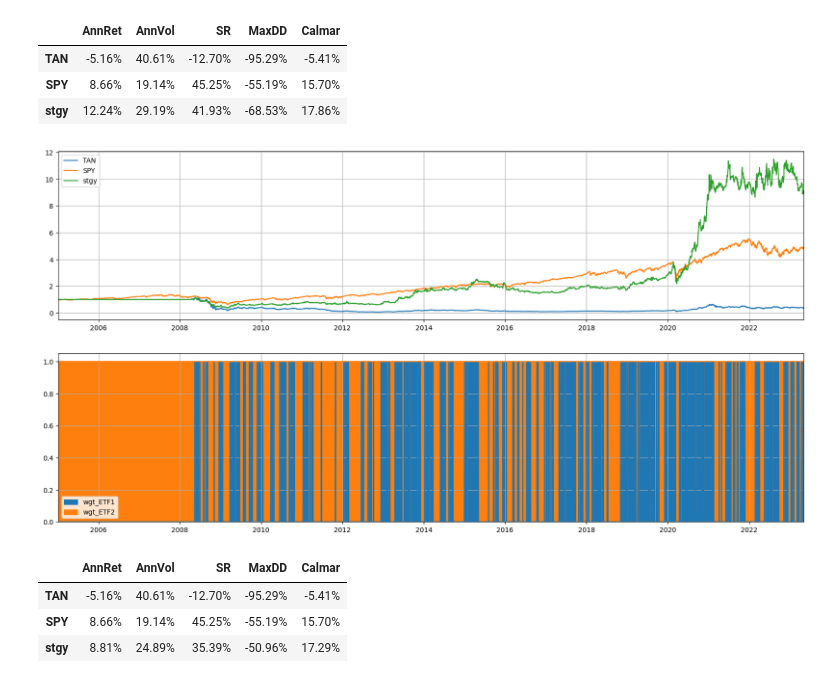
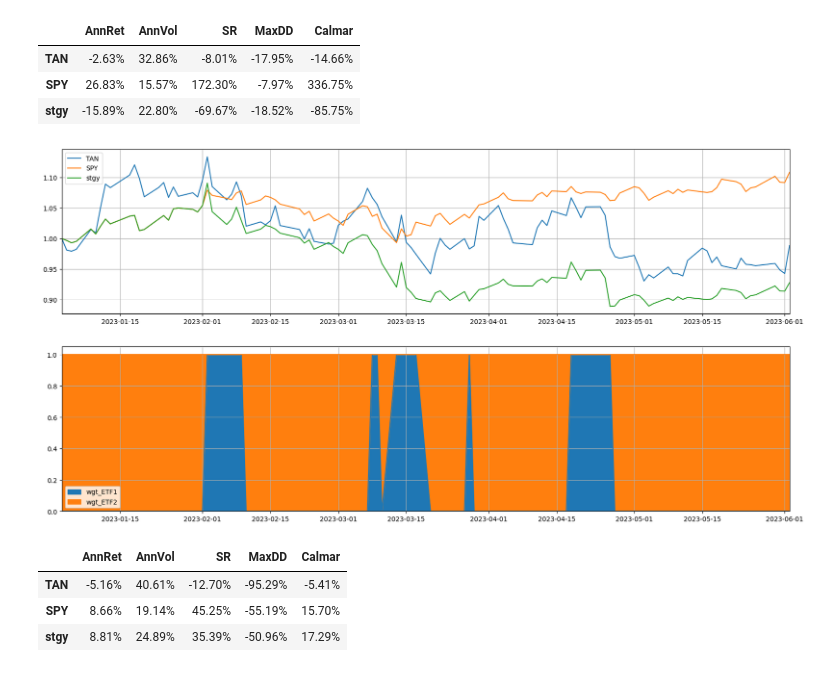
Before and after one commit to noooahyao/Quant_Explore, a Jupyter notebook: Simple Strategy/Rotation Invest.ipynb, the cells around one changed output. Cells and saved outputs as stored; diff of their text form; code cells hidden in the pictures.

```diff
--- a/Simple Strategy/Rotation Invest.ipynb
+++ b/Simple Strategy/Rotation Invest.ipynb
@@ -47,3 +47,6 @@ def datestr2dtdate(datestr):
 # Define a formatting function to convert float to percentage
 def float_to_percent(x):
     return "{:.2%}".format(x)
+# %%
+index_price = pd.read_csv('../Data/USD ETFs_open.csv').set_index('datetime')
+index_price.index = [datestr2dtdate(e) for e in index_price.index]
@@ -50,43 +73,41 @@ def float_to_percent(x):
 # %%
-index_price = pd.read_csv('USD ETFs.csv').set_index('datetime')
-index_price.index = [datestr2dtdate(e) for e in index_price.index]
-
 # 二八轮动：满仓版本
-ETF1 = 'TAN'
+ETF1 = 'SCHE'
 ETF2 = 'SPY'
 weight = 0.8
-
+start_date = datetime.date(2023,1,1)
 N = 20
 df = index_price.copy()
+df = df[df.index>start_date]
 df['ret_ETF1'] = df[ETF1].pct_change()
 df['ret_ETF2'] = df[ETF2].pct_change()
 df['N_day_ret_ETF1'] = df[ETF1] / df[ETF1].shift(N) - 1
 df['N_day_ret_ETF2'] = df[ETF2] / df[ETF2].shift(N) - 1
 df['momentum_ETF1_vs_ETF2'] = df['N_day_ret_ETF1'] - df['N_day_ret_ETF2']
 df['wgt_ETF1'] = [1 if e>0 else 0 for e in df['momentum_ETF1_vs_ETF2'].shift(1)]
 df['wgt_ETF2'] = 1 - df['wgt_ETF1']
 df['ret_stgy'] = df['ret_ETF1'] * df['wgt_ETF1'] + df['ret_ETF2'] * df['wgt_ETF2']
 df[ETF1] = (1+df['ret_ETF1']).cumprod().fillna(1)
 df[ETF2] = (1+df['ret_ETF2']).cumprod().fillna(1)
 df['stgy'] = (1+df['ret_stgy']).cumprod().fillna(1)
 
 fig = plt.figure(figsize=(20,10))
 ax1 = fig.add_subplot(2,1,1)
 df.loc[:,[ETF1, ETF2, 'stgy']].plot(ax=ax1, grid=True)
 plt.xlim(df.index[0],df.index[-1])
 
 ax2 = fig.add_subplot(2,1,2)
 df[['wgt_ETF1', 'wgt_ETF2']].plot(ax=ax2, kind='area', stacked=True, grid=True)
 plt.xlim(df.index[0],df.index[-1])
 
 res = cal_period_perf_indicator(df.loc[:,[ETF1, ETF2, 'stgy']])
 res
 # %% [output]
 |  | AnnRet | AnnVol | SR | MaxDD | Calmar |
-| TAN | -5.16% | 40.61% | -12.70% | -95.29% | -5.41% |
-| SPY | 8.66% | 19.14% | 45.25% | -55.19% | 15.70% |
-| stgy | 12.24% | 29.19% | 41.93% | -68.53% | 17.86% |
+| TAN | -2.63% | 32.86% | -8.01% | -17.95% | -14.66% |
+| SPY | 26.83% | 15.57% | 172.30% | -7.97% | 336.75% |
+| stgy | -15.89% | 22.80% | -69.67% | -18.52% | -85.75% |
-[figure, old version]
+[figure, new version]
 # %%
 
 # 二八轮动：有空仓版
```
Also changed, not shown: parts of 3 cells of this notebook, 11 other files.
